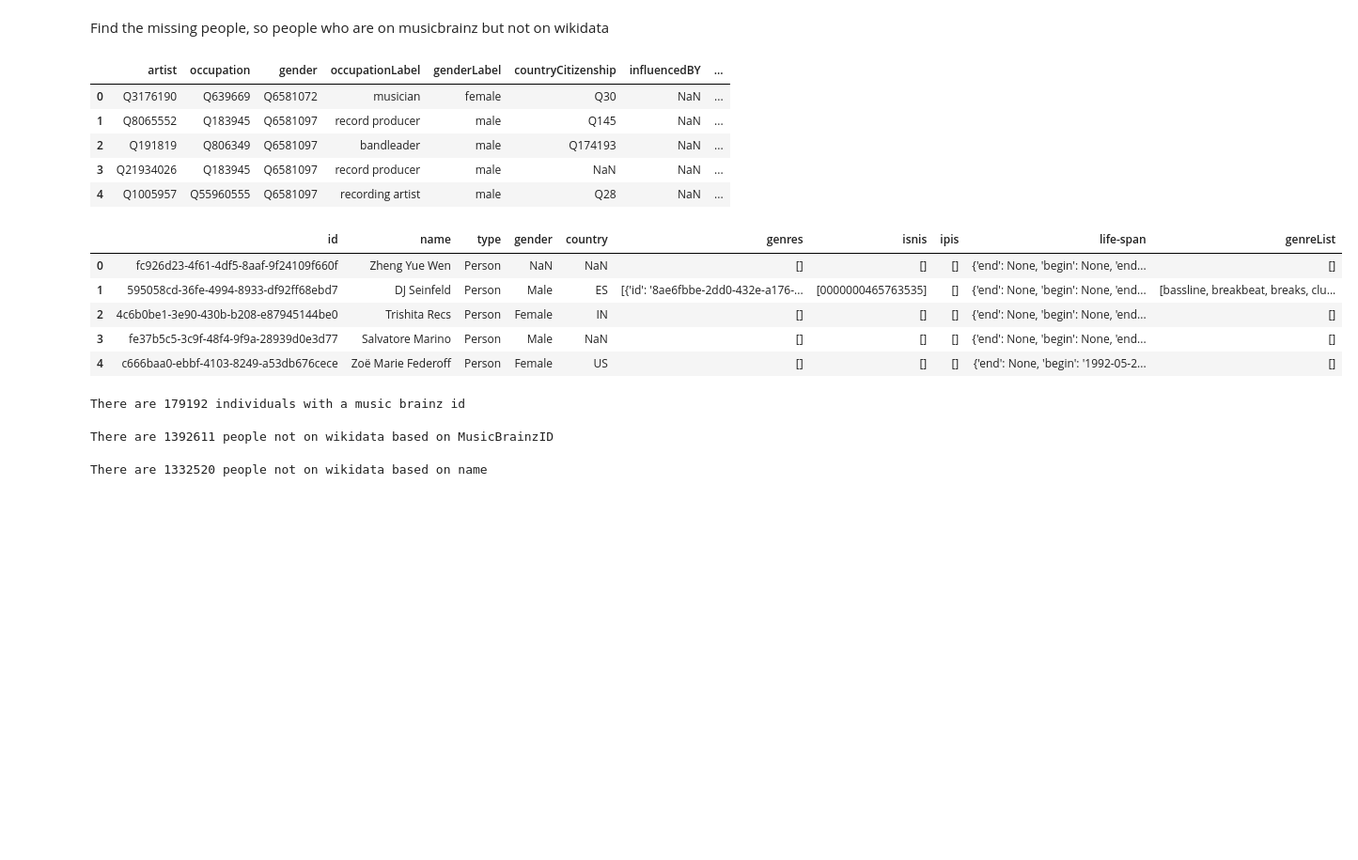
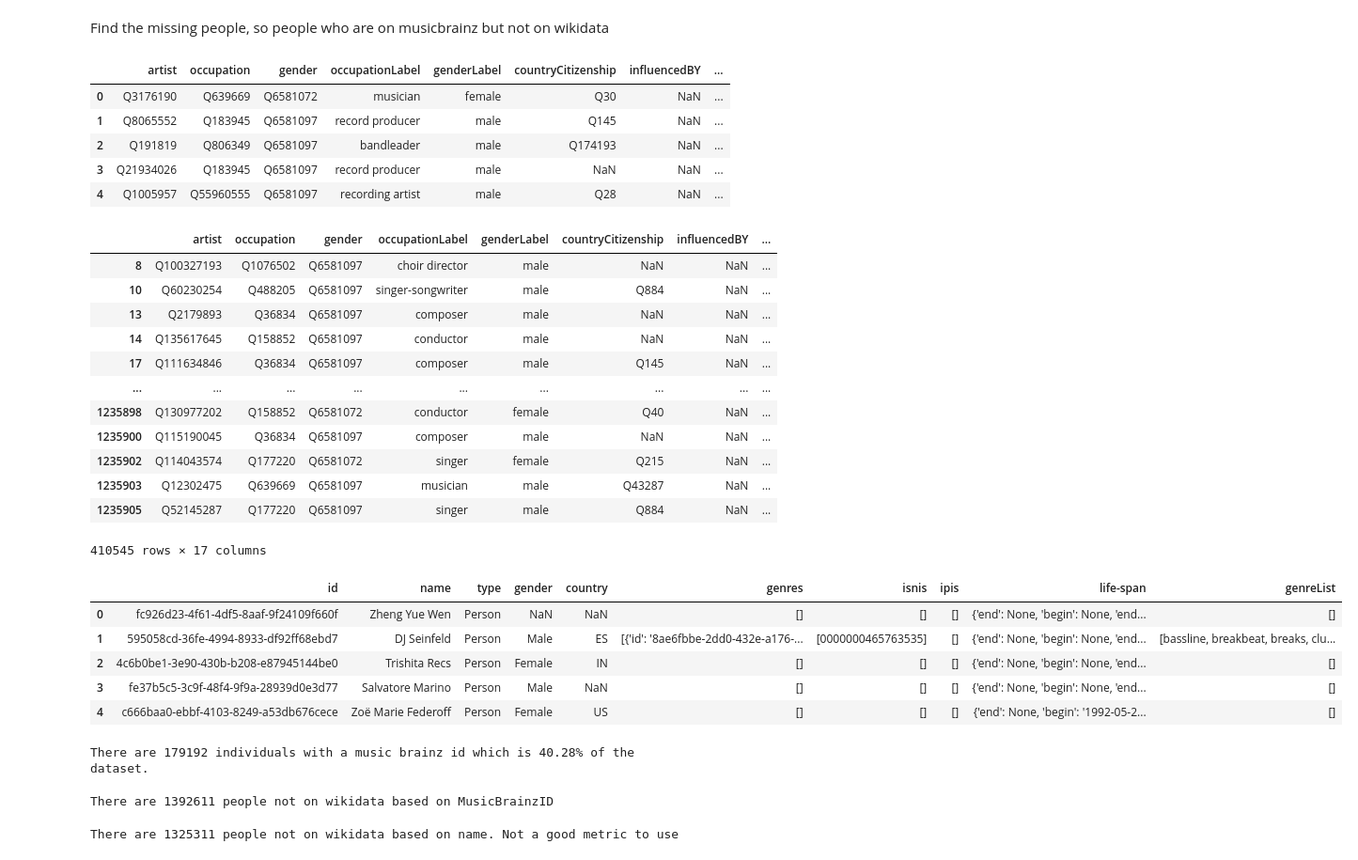
Before and after one commit to malik-files/MScDiss_IGASTNBK_, a Jupyter notebook: Main Code/gaps_wikidata_mb.ipynb, the cells around one changed output. Shown at 94% size. Drawn from its saved outputs; the diff is of its cells as text; code cells hidden in the pictures; blank space fills up the shorter version.

```diff
--- a/Main Code/gaps_wikidata_mb.ipynb
+++ b/Main Code/gaps_wikidata_mb.ipynb
@@ -16,31 +16,45 @@ Find the missing people, so people who are on musicbrainz but not on wikidata
 # %%
 wikidataArtistDF = pd.read_parquet("./Data/Network_artistsWikidata.parquet")
 mbArtistsData = pd.read_parquet("./Data/Network_personMBData.parquet")
 
 display(wikidataArtistDF.head())
+display(wikidataArtistDF[wikidataArtistDF["musicBrainzID"].isna()])
 display(mbArtistsData.head())
 # %% [output]
 |  | artist | occupation | gender | occupationLabel | genderLabel | countryCitizenship | influencedBY | ... |
 | 0 | Q3176190 | Q639669 | Q6581072 | musician | female | Q30 | NaN | ... |
 | 1 | Q8065552 | Q183945 | Q6581097 | record producer | male | Q145 | NaN | ... |
 | 2 | Q191819 | Q806349 | Q6581097 | bandleader | male | Q174193 | NaN | ... |
 | 3 | Q21934026 | Q183945 | Q6581097 | record producer | male | NaN | NaN | ... |
 | 4 | Q1005957 | Q55960555 | Q6581097 | recording artist | male | Q28 | NaN | ... |
-|  | id | name | type | gender | country | genres | isnis | ipis | life-span | genreList |
-| 0 | fc926d23-4f61-4df5-8aaf-9f24109f660f | Zheng Yue Wen | Person | NaN | NaN | [] | [] | [] | {'end': None, 'begin': None, 'end... | [] |
-| 1 | 595058cd-36fe-4994-8933-df92ff68ebd7 | DJ Seinfeld | Person | Male | ES | [{'id': '8ae6fbbe-2dd0-432e-a176-... | [0000000465763535] | [] | {'end': None, 'begin': None, 'end... | [bassline, breakbeat, breaks, clu... |
-| 2 | 4c6b0be1-3e90-430b-b208-e87945144be0 | Trishita Recs | Person | Female | IN | [] | [] | [] | {'end': None, 'begin': None, 'end... | [] |
-| 3 | fe37b5c5-3c9f-48f4-9f9a-28939d0e3d77 | Salvatore Marino | Person | Male | NaN | [] | [] | [] | {'end': None, 'begin': None, 'end... | [] |
-| 4 | c666baa0-ebbf-4103-8249-a53db676cece | Zoë Marie Federoff | Person | Female | US | [] | [] | [] | {'end': None, 'begin': '1992-05-2... | [] |
+|  | artist | occupation | gender | occupationLabel | genderLabel | countryCitizenship | influencedBY | ... |
+| 8 | Q100327193 | Q1076502 | Q6581097 | choir director | male | NaN | NaN | ... |
+| 10 | Q60230254 | Q488205 | Q6581097 | singer-songwriter | male | Q884 | NaN | ... |
+| 13 | Q2179893 | Q36834 | Q6581097 | composer | male | NaN | NaN | ... |
+| 14 | Q135617645 | Q158852 | Q6581097 | conductor | male | NaN | NaN | ... |
+| 17 | Q111634846 | Q36834 | Q6581097 | composer | male | Q145 | NaN | ... |
+| ... | ... | ... | ... | ... | ... | ... | ... | ... |
+| 1235898 | Q130977202 | Q158852 | Q6581072 | conductor | female | Q40 | NaN | ... |
+| 1235900 | Q115190045 | Q36834 | Q6581097 | composer | male | NaN | NaN | ... |
+| 1235902 | Q114043574 | Q177220 | Q6581072 | singer | female | Q215 | NaN | ... |
+| 1235903 | Q12302475 | Q639669 | Q6581097 | musician | male | Q43287 | NaN | ... |
+| 1235905 | Q52145287 | Q177220 | Q6581097 | singer | male | Q884 | NaN | ... |
+410545 rows × 17 columns
+|  | id | name | type | gender | country | genres | isnis | ipis | life-span | genreList |
+| 0 | fc926d23-4f61-4df5-8aaf-9f24109f660f | Zheng Yue Wen | Person | NaN | NaN | [] | [] | [] | {'end': None, 'begin': None, 'end... | [] |
+| 1 | 595058cd-36fe-4994-8933-df92ff68ebd7 | DJ Seinfeld | Person | Male | ES | [{'id': '8ae6fbbe-2dd0-432e-a176-... | [0000000465763535] | [] | {'end': None, 'begin': None, 'end... | [bassline, breakbeat, breaks, clu... |
+| 2 | 4c6b0be1-3e90-430b-b208-e87945144be0 | Trishita Recs | Person | Female | IN | [] | [] | [] | {'end': None, 'begin': None, 'end... | [] |
+| 3 | fe37b5c5-3c9f-48f4-9f9a-28939d0e3d77 | Salvatore Marino | Person | Male | NaN | [] | [] | [] | {'end': None, 'begin': None, 'end... | [] |
+| 4 | c666baa0-ebbf-4103-8249-a53db676cece | Zoë Marie Federoff | Person | Female | US | [] | [] | [] | {'end': None, 'begin': '1992-05-2... | [] |
 # %%
 #Dataset of artists who are on MusicBrainz but not on Wikidata
 
 #How many entities have a music brainz id
 numberOfFolkWithMusicBrainzID = len(wikidataArtistDF[~wikidataArtistDF["musicBrainzID"].isnull()]["artist"].drop_duplicates())
 
-print(f"There are {numberOfFolkWithMusicBrainzID} individuals with a music brainz id")
+print(f"There are {numberOfFolkWithMusicBrainzID} individuals with a music brainz id which is {numberOfFolkWithMusicBrainzID/len(wikidataArtistDF["artist"].unique())*100:.2f}% of the dataset.")
 # %% [output]
-There are 179192 individuals with a music brainz id
+There are 179192 individuals with a music brainz id which is 40.28% of the dataset.
 # %%
 #Using ID to check the individuals
 peopleNotOnWikidataByID = mbArtistsData[~mbArtistsData["id"].isin(wikidataArtistDF["musicBrainzID"].unique())]
@@ -50,7 +64,7 @@ print(f"There are {len(peopleNotOnWikidataByID["id"].unique())} people not on wi
 There are 1392611 people not on wikidata based on MusicBrainzID
 # %%
 #Using just names
-peopleNotONWikidataByName = mbArtistsData[~mbArtistsData["name"].isin(wikidataArtistDF["artistLabel"].unique())]
-print(f"There are {len(peopleNotONWikidataByName["id"].unique())} people not on wikidata based on name")
+peopleNotONWikidataByName = mbArtistsData[~mbArtistsData["name"].str.lower().isin(wikidataArtistDF["artistLabel"].str.lower().unique())]
+print(f"There are {len(peopleNotONWikidataByName["id"].unique())} people not on wikidata based on name. Not a good metric to use")
 # %% [output]
-There are 1332520 people not on wikidata based on name
+There are 1325311 people not on wikidata based on name. Not a good metric to use
```
Also changed, not shown: parts of 12 cells of this notebook, 4 other files.
